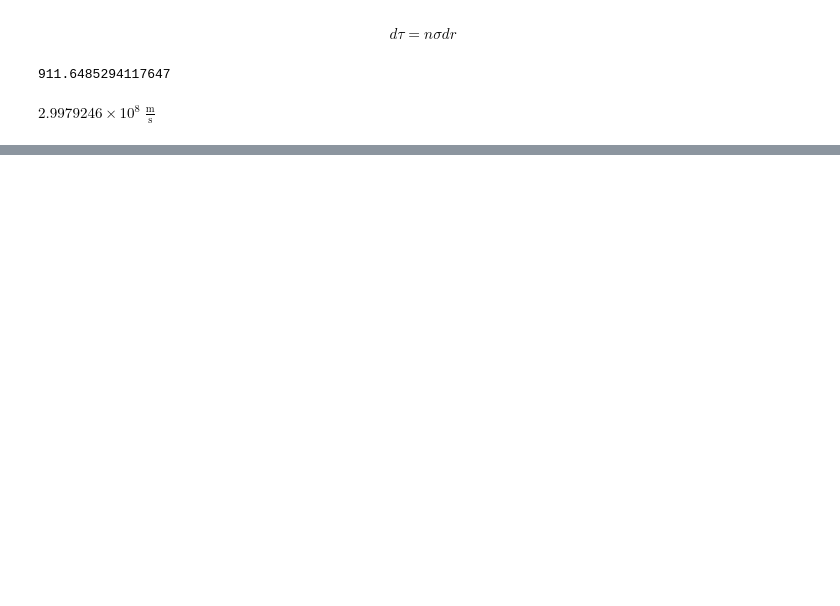
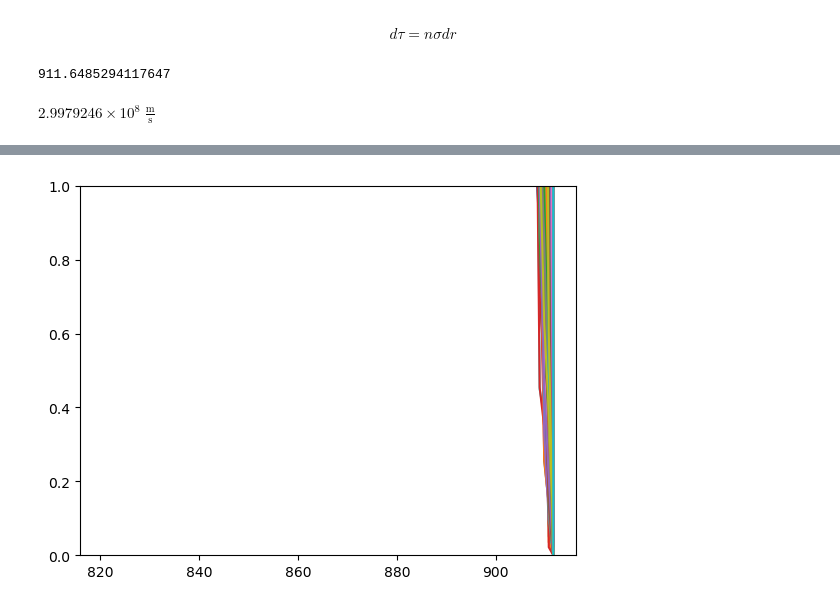
Before and after one commit to zoesuns/mfp, a Jupyter notebook: codes/calc_mfp.ipynb, the cells around one changed output, grey strips where cells are left out. Saved outputs shown, nothing was run; the diff lists cells and outputs as text; code cells hidden in the pictures; blank space fills up the shorter version.

```diff
--- a/codes/calc_mfp.ipynb
+++ b/codes/calc_mfp.ipynb
@@ -134,0 +178,10 @@ $299792.46 \; \mathrm{\frac{km}{s}}$
+# %%
+AA_tau1_list=[]
+for tp in tau_profiles:
+    plt.plot(AAout,tp)
+    AA_tau1=AAout[np.where(tp>1)[0][0]]
+    AA_tau1_list.append(AA_tau1)
+    plt.ylim(0,1)
+    plt.grid()
+# %% [output]
+[figure, added]
```
Also changed, not shown: parts of 35 cells of this notebook, 2 other files.
